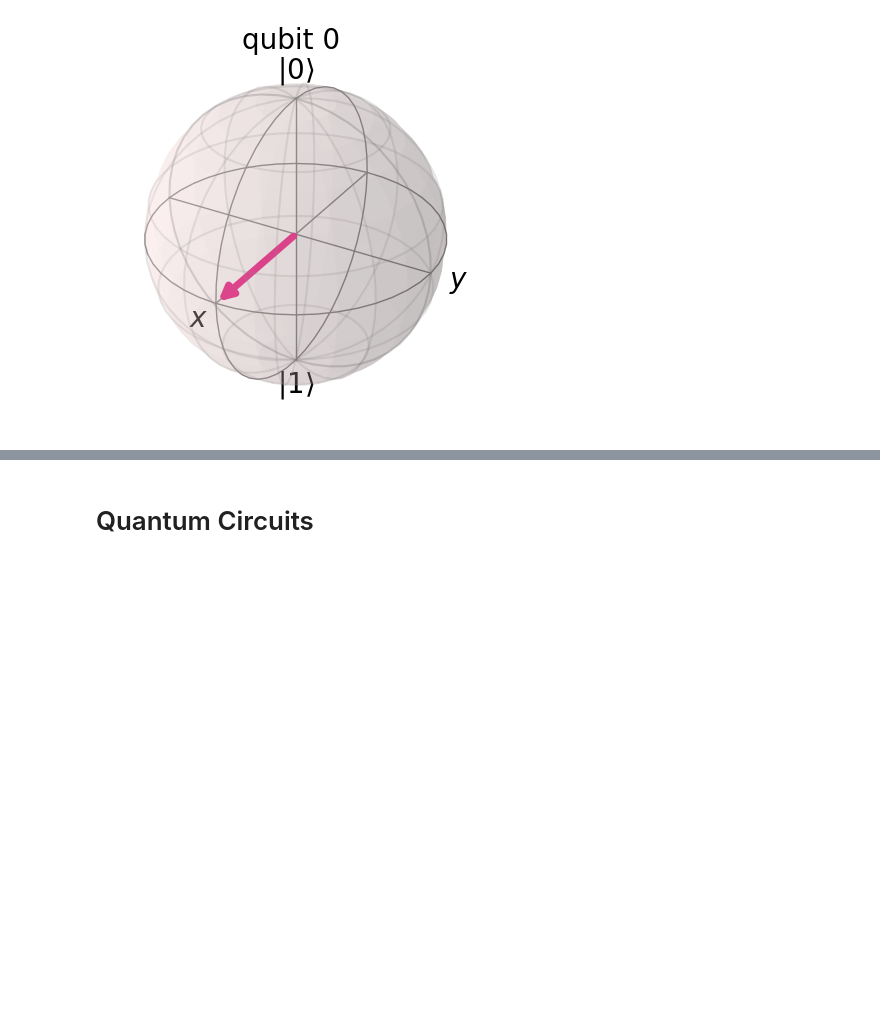
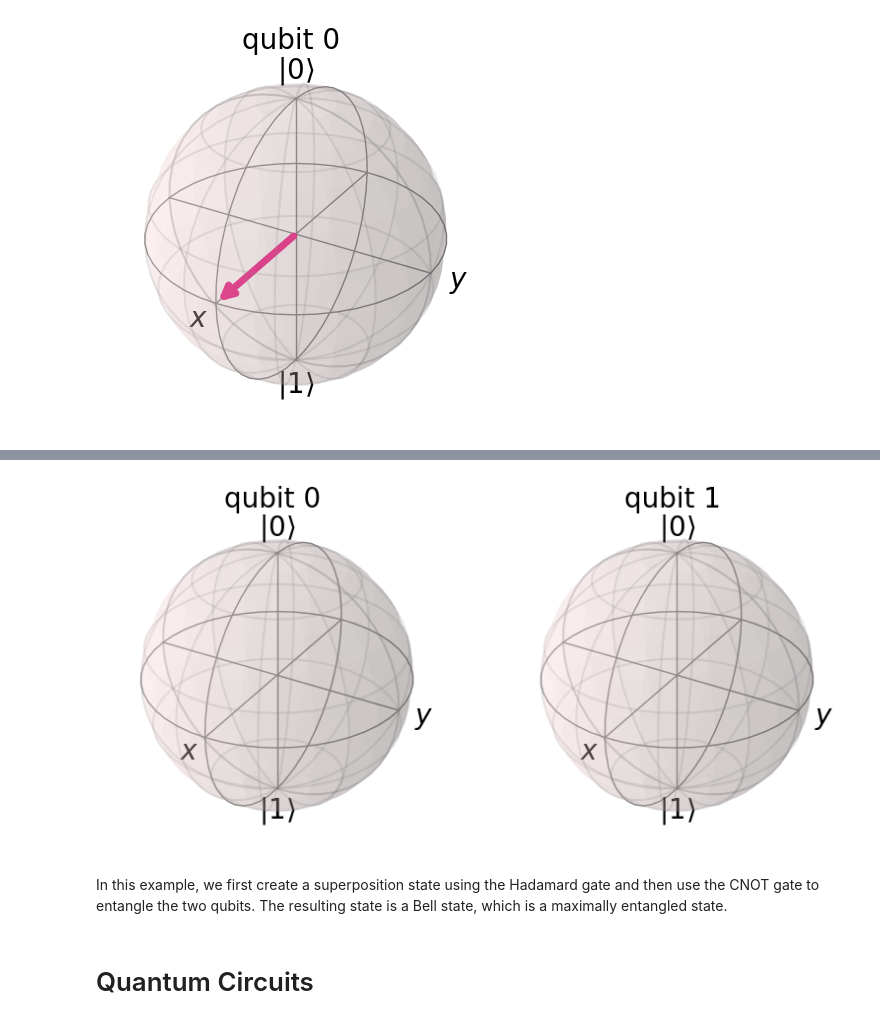
Before and after one commit to FionnMacSweeney/QuantumComputingProject, a Jupyter notebook: Deutsch's-Algorithm.ipynb, the cells around one changed output, grey strips where cells are left out. Cells and saved outputs as stored; diff of their text form; code cells hidden in the pictures; blank space fills up the shorter version.

Commit message:
CNOT gate

```diff
--- a/Deutsch's-Algorithm.ipynb
+++ b/Deutsch's-Algorithm.ipynb
@@ -122,3 +133,23 @@ plot_bloch_multivector(statevector)
+# %%
+# Create a quantum circuit with two qubits
+circuit = QuantumCircuit(2)
+
+# Apply a Hadamard gate to the first qubit (control qubit)
+circuit.h(0)
+
+# Apply a CNOT gate with the first qubit as control and the second qubit as target
+circuit.cx(0, 1)
+
+# Visualize the circuit
+circuit.draw()
+
+# Simulate the circuit and visualize the resulting state on a Bloch sphere
+statevector = execute(circuit, simulator).result().get_statevector()
+plot_bloch_multivector(statevector)
+# %% [output]
+[figure, added]
+# %% [markdown]
+In this example, we first create a superposition state using the Hadamard gate and then use the CNOT gate to entangle the two qubits. The resulting state is a Bell state, which is a maximally entangled state.
 # %% [markdown]
 <h1>
 Quantum Circuits
```
Also changed, not shown: parts of 1 cell of this notebook.
